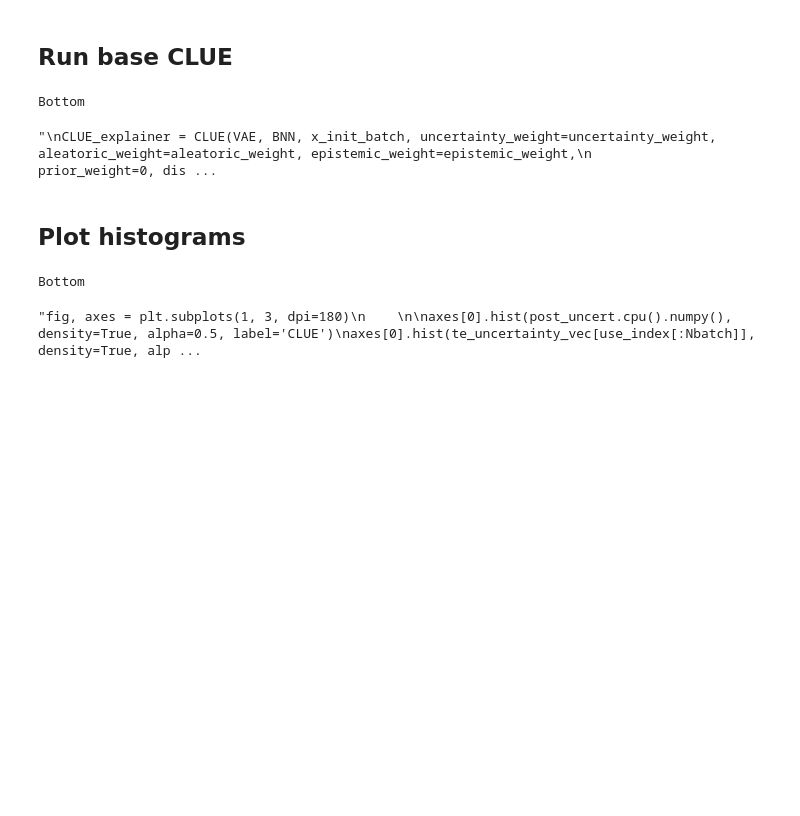
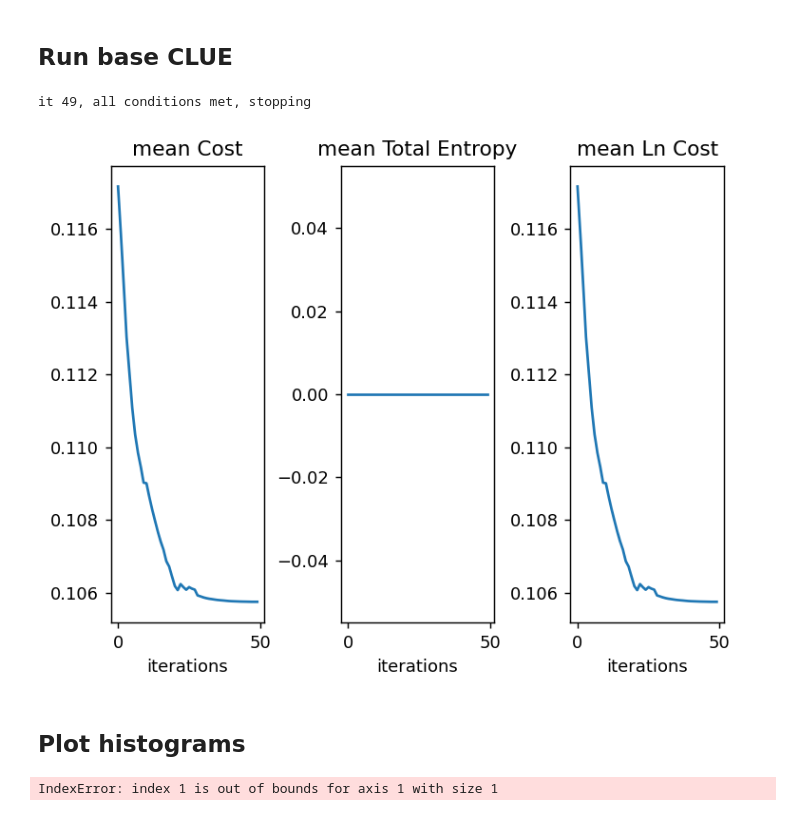
Before and after one commit to lsch0lz/counterfactuals, a Jupyter notebook: examples/mimic_clue_classification.ipynb, the cells around one changed output. Cells and saved outputs as stored; diff of their text form; code cells hidden in the pictures; blank space fills up the shorter version.

```diff
--- a/examples/mimic_clue_classification.ipynb
+++ b/examples/mimic_clue_classification.ipynb
@@ -226,7 +235,7 @@ y_init_batch = y_test[use_index[:Nbatch]]
 # %% [markdown]
 ## Run base CLUE
 # %%
-import torch
+*import torch
 from counterfactual_xai.methods.clue import decompose_std_gauss, decompose_entropy_cat, CLUE
 from counterfactual_xai.methods.utils import LnDistance
 
@@ -240,46 +249,47 @@ uncertainty_weight = 1
 distance_weight = 2 / x_dim
 prediction_similarity_weight = 0
 
-print("Bottom")
-o_preds = bnn_cat.sample_predict(x_init_batch, Nsamples=0, grad=False)
+o_preds = bnn_cat.sample_predict(x_init_batch, num_samples=0, grad=False)
 o_uncert, o_aleatoric, o_epistemic = decompose_entropy_cat(o_preds)
 desired_preds = o_preds.mean(dim=0).cpu().numpy()
 
+# regression = False!
 CLUE_explainer = CLUE(VAE, bnn_cat, x_init_batch, uncertainty_weight=uncertainty_weight,
                       aleatoric_weight=aleatoric_weight, epistemic_weight=epistemic_weight,
                       prior_weight=0, distance_weight=distance_weight,
                       latent_L2_weight=0, prediction_similarity_weight=prediction_similarity_weight,
                       lr=1e-2, desired_preds=None, cond_mask=None, distance_metric=dist,
                       z_init=z_init_batch, norm_MNIST=False,
-                      flatten_BNN=False, regression=regression_bools[names.index(dname)], cuda=True)
+                      flatten_BNN=False, regression=False, cuda=False)
 
 torch.autograd.set_detect_anomaly(False)
 
 z_vec, x_vec, uncertainty_vec, epistemic_vec, aleatoric_vec, cost_vec, dist_vec = CLUE_explainer.optimise(
     min_steps=3, max_steps=50,
     n_early_stop=3)
 
 fig, axes = plt.subplots(1, 3, dpi=130)
 axes[0].plot(cost_vec.mean(axis=1))
 axes[0].set_title('mean Cost')
 axes[0].set_xlabel('iterations')
 
 axes[1].plot(uncertainty_vec.mean(axis=1))
 axes[1].set_title('mean Total Entropy')
 axes[1].set_xlabel('iterations')
 
 axes[2].plot(dist_vec.mean(axis=1))
 axes[2].set_title('mean Ln Cost')
 axes[2].set_xlabel('iterations')
 
 plt.subplots_adjust(left=None, bottom=None, right=None, top=None, wspace=0.5, hspace=None)
 # %% [output]
-Bottom
+it 49, all conditions met, stopping
-"\nCLUE_explainer = CLUE(VAE, BNN, x_init_batch, uncertainty_weight=uncertainty_weight, aleatoric_weight=aleatoric_weight, epistemic_weight=epistemic_weight,\n                      prior_weight=0, dis ...
+[figure, added]
 # %% [markdown]
 ## Plot histograms
 # %%
-preds = bnn_cat.sample_predict(x_vec[-1], Nsamples=0, grad=False)
+# preds are either 0 or 1 for mort_icu (yes / no)
+preds = bnn_cat.sample_predict(x_vec[-1], num_samples=0, grad=False)
 post_uncert, post_aleatoric, post_epistemic = decompose_entropy_cat(preds)
 post_preds = preds.mean(dim=0).cpu().numpy()[:, 1]
 
@@ -302,8 +312,7 @@ axes[2].legend()
 
 plt.tight_layout()
 # %% [output]
-Bottom
+IndexError: index 1 is out of bounds for axis 1 with size 1
-"fig, axes = plt.subplots(1, 3, dpi=180)\n    \n\naxes[0].hist(post_uncert.cpu().numpy(), density=True, alpha=0.5, label='CLUE')\naxes[0].hist(te_uncertainty_vec[use_index[:Nbatch]], density=True, alp ...
 # %%
 from counterfactual_xai.methods.interpretation import gen_bar_plot
 
```
Also changed, not shown: parts of 5 cells of this notebook, 5 other files.
